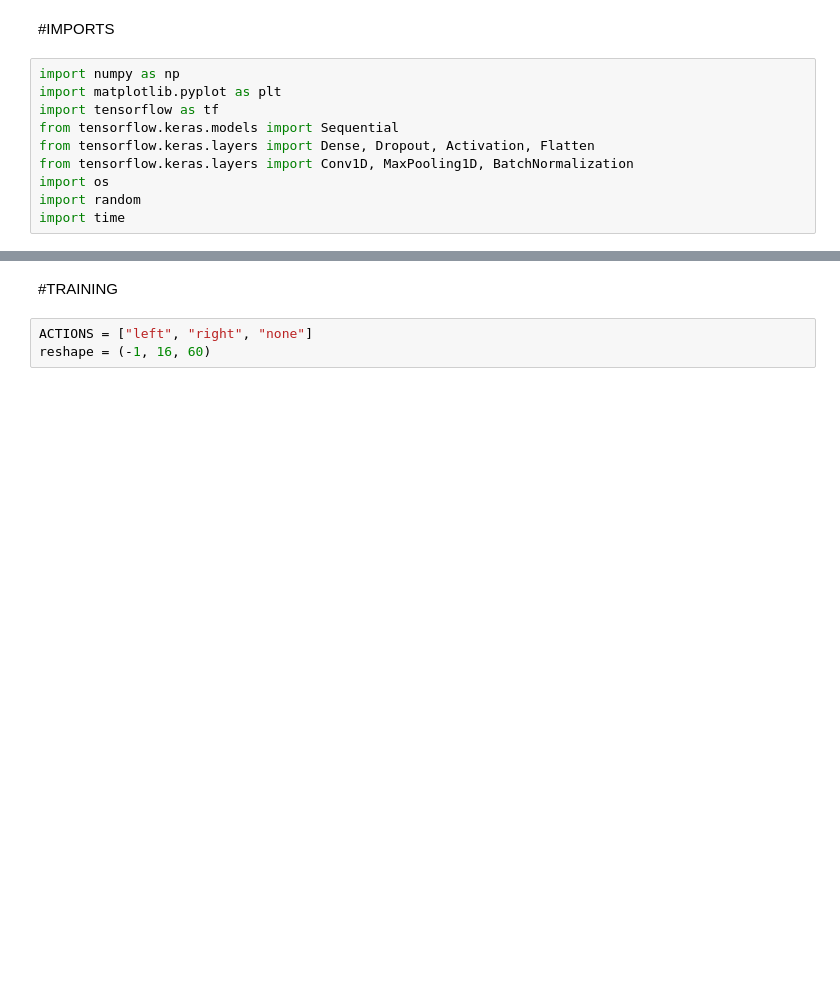
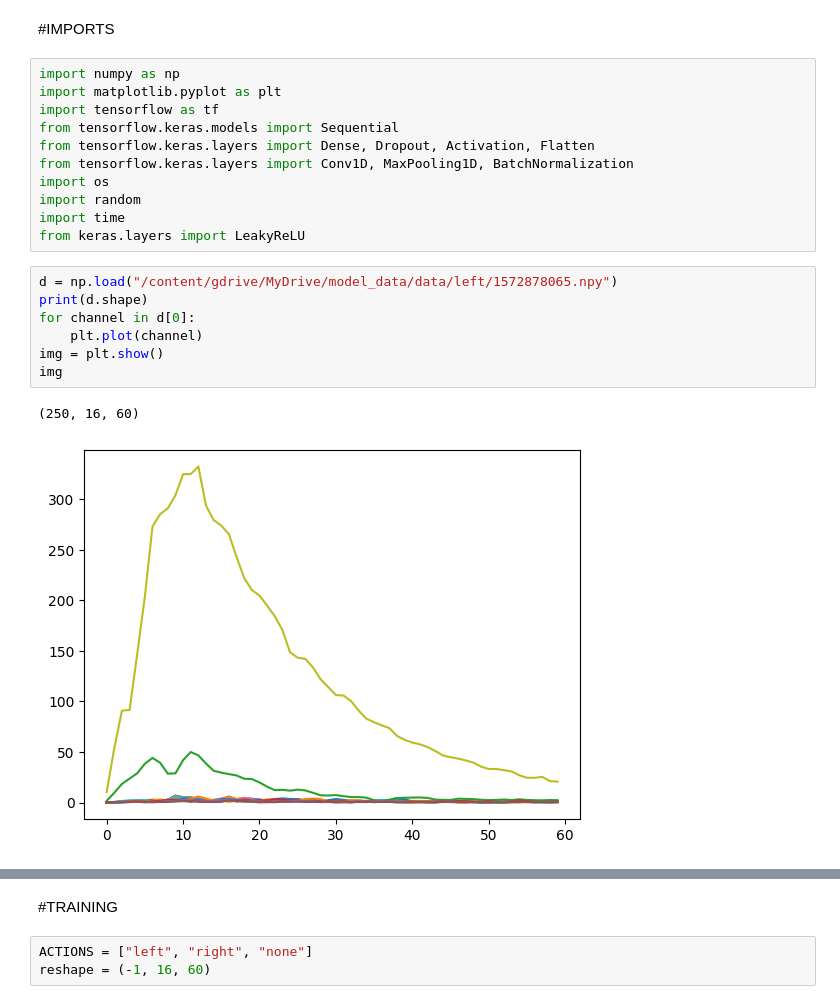
Before and after one commit to Guru2308/PR-CIA, a Jupyter notebook: BCI.ipynb, the cells around one changed output, grey strips where cells are left out. Saved outputs shown, nothing was run; the diff lists cells and outputs as text; blank space fills up the shorter version.

```diff
--- a/BCI.ipynb
+++ b/BCI.ipynb
@@ -19,3 +33,14 @@ from tensorflow.keras.layers import Conv1D, MaxPooling1D, BatchNormalization
 import os
 import random
 import time
+from keras.layers import LeakyReLU
+# %%
+d = np.load("/content/gdrive/MyDrive/model_data/data/left/1572878065.npy")
+print(d.shape)
+for channel in d[0]:
+    plt.plot(channel)
+img = plt.show()
+img
+# %% [output]
+(250, 16, 60)
+[figure, added]
```
Also changed, not shown: parts of 22 cells of this notebook.
